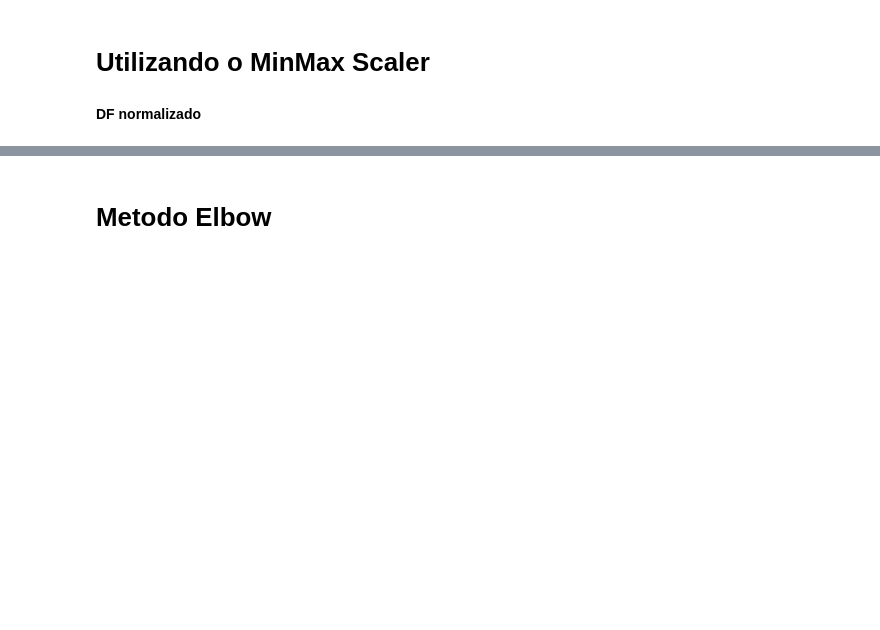
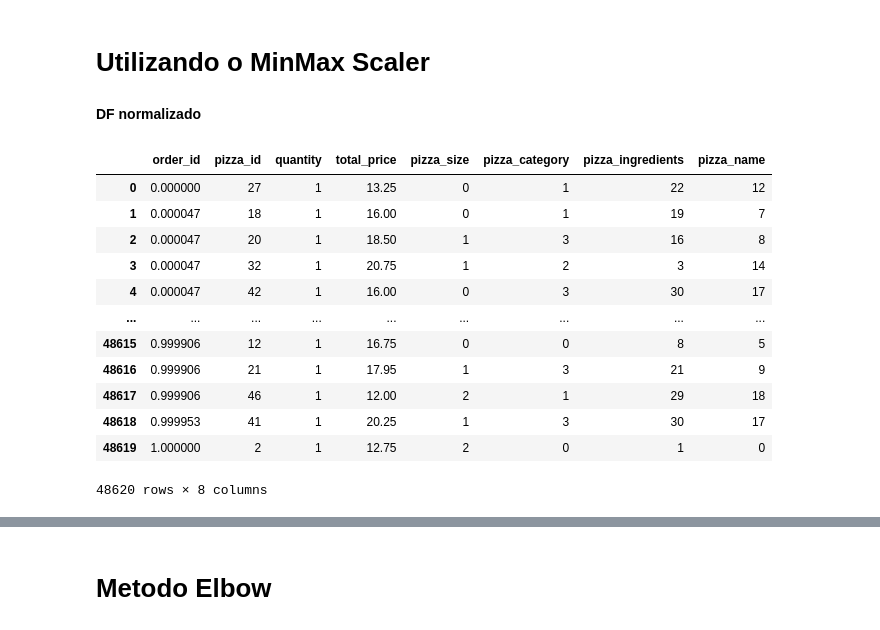
Before and after one commit to weltonlopesdev/A3---Algoritimo-KMeans, a Jupyter notebook: Clustering_Kmeans_A3_Categorias_de_PIZZA.ipynb, the cells around one changed output, grey strips where cells are left out. Saved outputs shown, nothing was run; the diff lists cells and outputs as text; code cells hidden in the pictures; blank space fills up the shorter version.

```diff
--- a/Clustering_Kmeans_A3_Categorias_de_PIZZA.ipynb
+++ b/Clustering_Kmeans_A3_Categorias_de_PIZZA.ipynb
@@ -271,4 +271,18 @@ def scaler(df):
 # %% [markdown]
 **DF normalizado**
 # %%
-scaler(df_norm)
+scaler(df)
+# %% [output]
+|  | order_id | pizza_id | quantity | total_price | pizza_size | pizza_category | pizza_ingredients | pizza_name |
+| 0 | 0.000000 | 27 | 1 | 13.25 | 0 | 1 | 22 | 12 |
+| 1 | 0.000047 | 18 | 1 | 16.00 | 0 | 1 | 19 | 7 |
+| 2 | 0.000047 | 20 | 1 | 18.50 | 1 | 3 | 16 | 8 |
+| 3 | 0.000047 | 32 | 1 | 20.75 | 1 | 2 | 3 | 14 |
+| 4 | 0.000047 | 42 | 1 | 16.00 | 0 | 3 | 30 | 17 |
+| ... | ... | ... | ... | ... | ... | ... | ... | ... |
+| 48615 | 0.999906 | 12 | 1 | 16.75 | 0 | 0 | 8 | 5 |
+| 48616 | 0.999906 | 21 | 1 | 17.95 | 1 | 3 | 21 | 9 |
+| 48617 | 0.999906 | 46 | 1 | 12.00 | 2 | 1 | 29 | 18 |
+| 48618 | 0.999953 | 41 | 1 | 20.25 | 1 | 3 | 30 | 17 |
+| 48619 | 1.000000 | 2 | 1 | 12.75 | 2 | 0 | 1 | 0 |
+48620 rows × 8 columns
```
Also changed, not shown: parts of 22 cells of this notebook.
